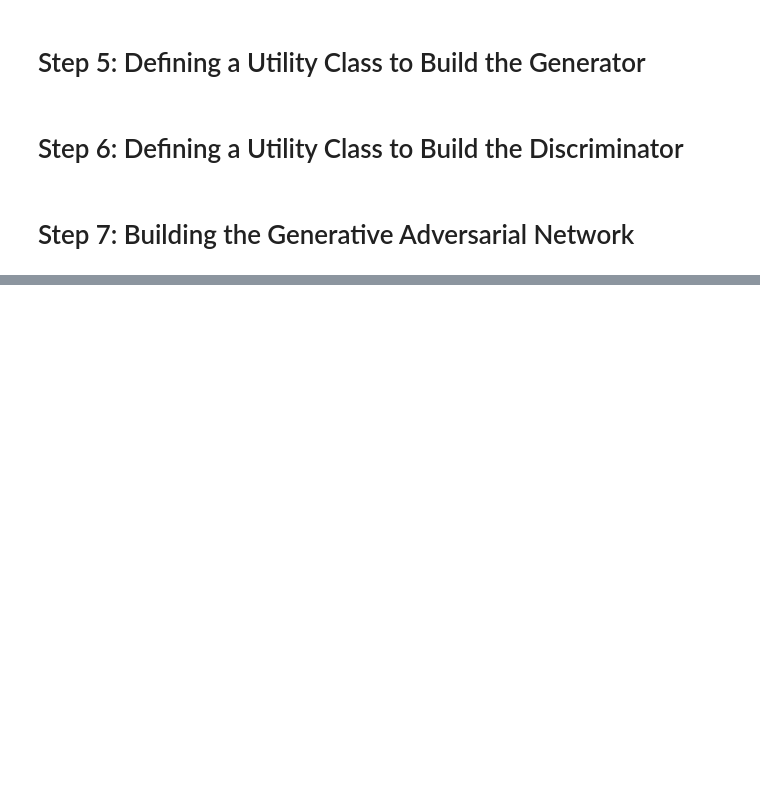
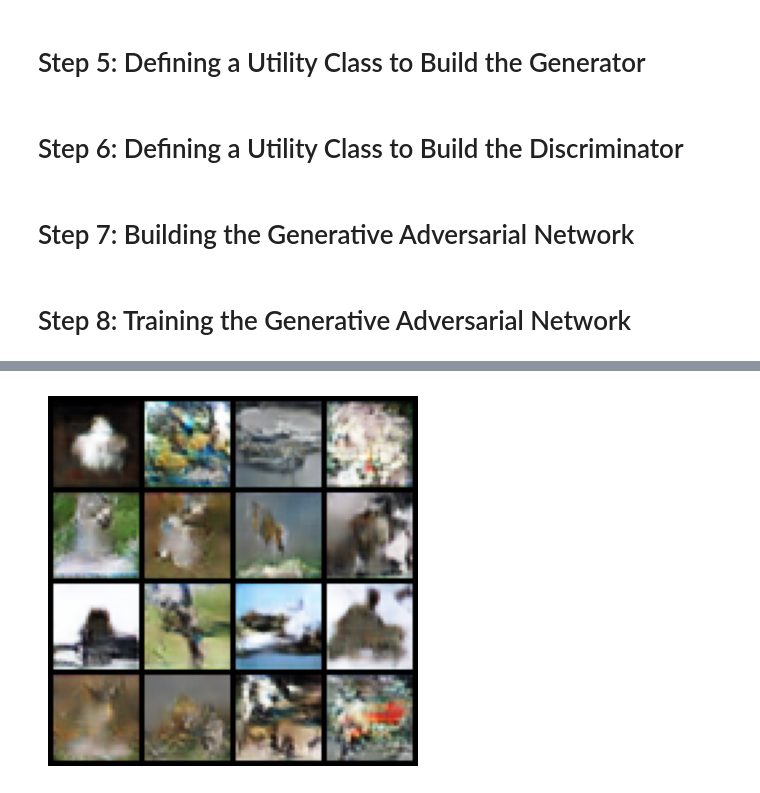
Before and after one commit to amarnathreddy0201/amarnathreddy0201, a Jupyter notebook: gan.ipynb, the cells around one changed output, grey strips where cells are left out. Cells and saved outputs as stored; diff of their text form; code cells hidden in the pictures; blank space fills up the shorter version.

```diff
--- a/gan.ipynb
+++ b/gan.ipynb
@@ -110,3 +111,70 @@ optimizer_G = optim.Adam(generator.parameters()\
 						, lr=lr, betas=(beta1, beta2))
 optimizer_D = optim.Adam(discriminator.parameters()\
 						, lr=lr, betas=(beta1, beta2))
+# %% [markdown]
+# Step 8: Training the Generative Adversarial Network
+# %%
+# Training loop
+for epoch in range(num_epochs):
+	for i, batch in enumerate(dataloader):
+	# Convert list to tensor
+		real_images = batch[0].to(device)
+		# Adversarial ground truths
+		valid = torch.ones(real_images.size(0), 1, device=device)
+		fake = torch.zeros(real_images.size(0), 1, device=device)
+		# Configure input
+		real_images = real_images.to(device)
+
+		# ---------------------
+		# Train Discriminator
+		# ---------------------
+		optimizer_D.zero_grad()
+		# Sample noise as generator input
+		z = torch.randn(real_images.size(0), latent_dim, device=device)
+		# Generate a batch of images
+		fake_images = generator(z)
+
+		# Measure discriminator's ability
+		# to classify real and fake images
+		real_loss = adversarial_loss(discriminator\
+									(real_images), valid)
+		fake_loss = adversarial_loss(discriminator\
+									(fake_images.detach()), fake)
+		d_loss = (real_loss + fake_loss) / 2
+		# Backward pass and optimize
+		d_loss.backward()
+		optimizer_D.step()
+
+		# -----------------
+		# Train Generator
+		# -----------------
+
+		optimizer_G.zero_grad()
+		# Generate a batch of images
+		gen_images = generator(z)
+		# Adversarial loss
+		g_loss = adversarial_loss(discriminator(gen_images), valid)
+		# Backward pass and optimize
+		g_loss.backward()
+		optimizer_G.step()
+		# ---------------------
+		# Progress Monitoring
+		# ---------------------
+		if (i + 1) % 100 == 0:
+			print(
+				f"Epoch [{epoch+1}/{num_epochs}]\
+						Batch {i+1}/{len(dataloader)} "
+				f"Discriminator Loss: {d_loss.item():.4f} "
+				f"Generator Loss: {g_loss.item():.4f}"
+			)
+	# Save generated images for every epoch
+	if (epoch + 1) % 10 == 0:
+		with torch.no_grad():
+			z = torch.randn(16, latent_dim, device=device)
+			generated = generator(z).detach().cpu()
+			grid = torchvision.utils.make_grid(generated,\
+										nrow=4, normalize=True)
+			plt.imshow(np.transpose(grid, (1, 2, 0)))
+			plt.axis("off")
+			plt.show()
+# %% [output]
@@ -112,0 +198 @@ optimizer_D = optim.Adam(discriminator.parameters()\
+[figure, added]
```
Also changed, not shown: parts of 3 cells of this notebook.
